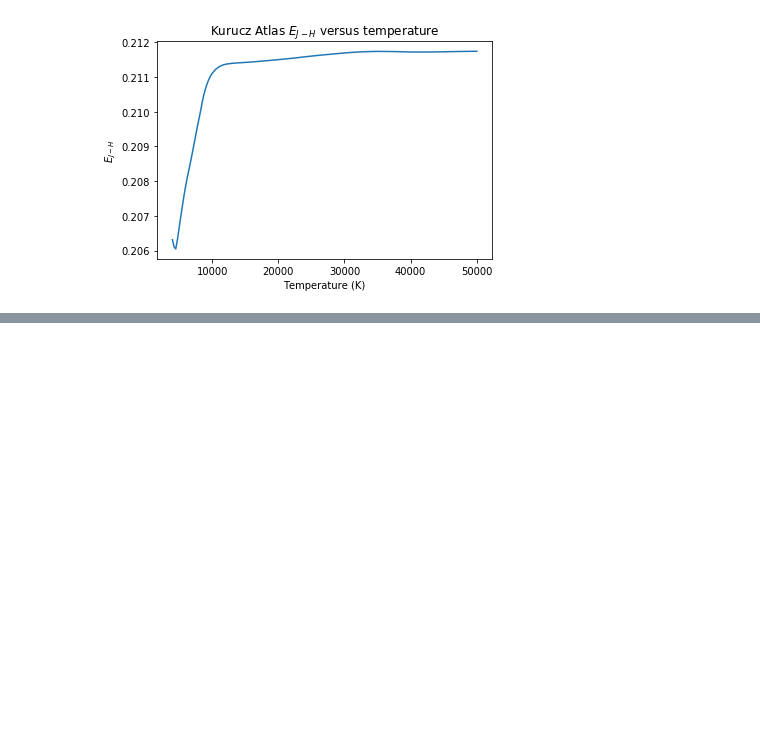
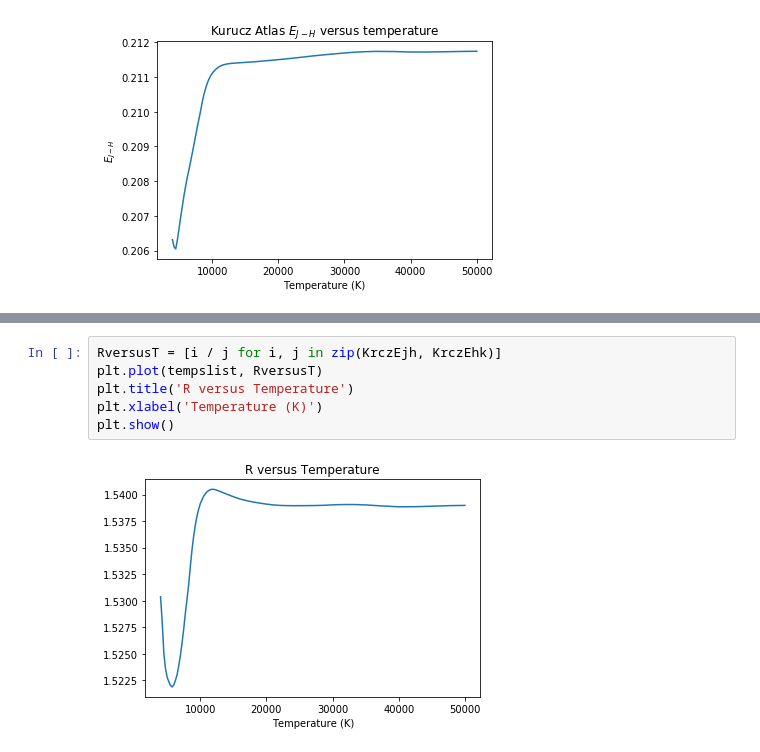
Before and after one commit to aidantmcb/dust_extinction_temperature, a Jupyter notebook: DustExtinctionNotebook.ipynb, the cells around one changed output, grey strips where cells are left out. Saved outputs shown, nothing was run; the diff lists cells and outputs as text; blank space fills up the shorter version.

```diff
--- a/DustExtinctionNotebook.ipynb
+++ b/DustExtinctionNotebook.ipynb
@@ -239,0 +236,8 @@ plt.show()
+# %%
+RversusT = [i / j for i, j in zip(KrczEjh, KrczEhk)]
+plt.plot(tempslist, RversusT)
+plt.title('R versus Temperature')
+plt.xlabel('Temperature (K)')
+plt.show()
+# %% [output]
+[figure, added]
```
Also changed, not shown: parts of 27 cells of this notebook.
